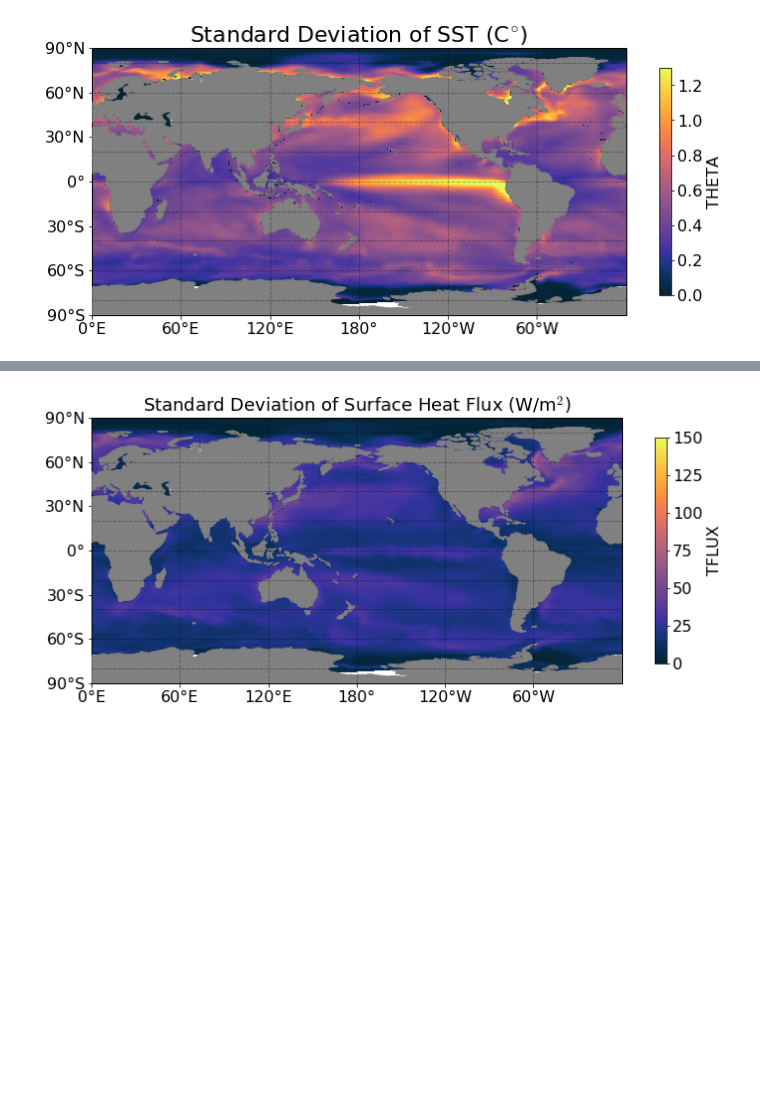
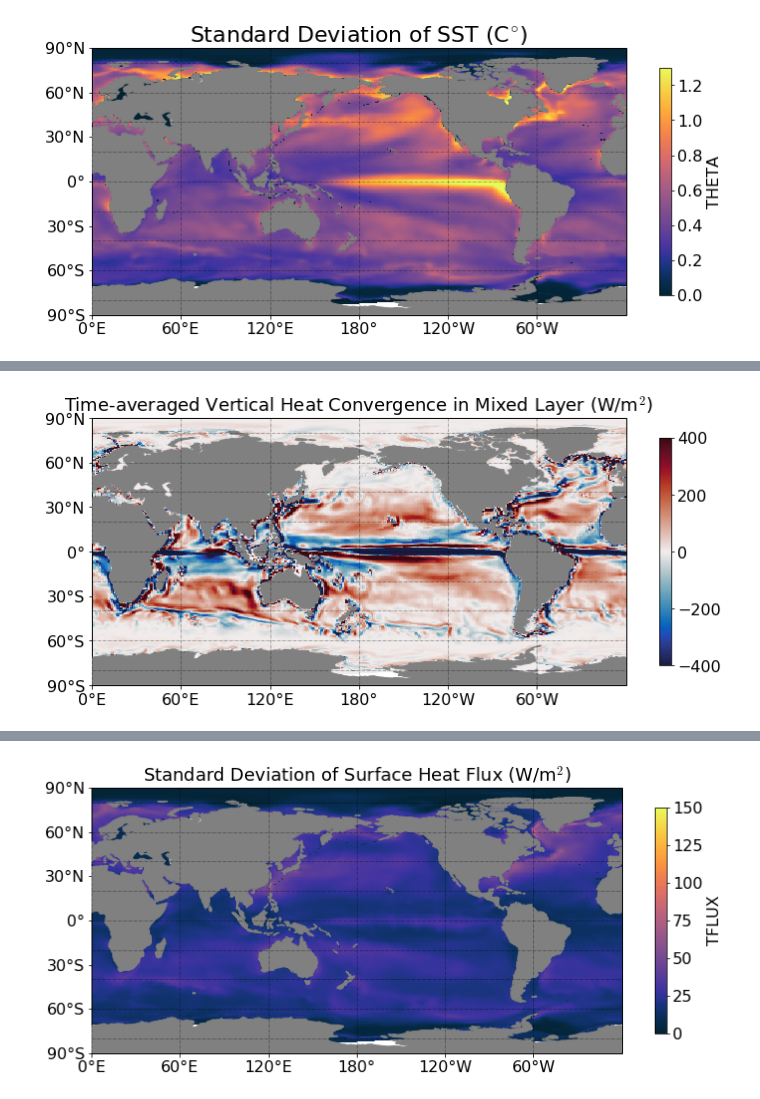
Before and after one commit to cpatrizio88/pangeo_ECCO, a Jupyter notebook: test_ecco.ipynb, the cells around one changed output, grey strips where cells are left out. Saved outputs shown, nothing was run; the diff lists cells and outputs as text; code cells hidden in the pictures; blank space fills up the shorter version.

```diff
--- a/test_ecco.ipynb
+++ b/test_ecco.ipynb
@@ -595,3 +626,13 @@ m, ax = mapper(sst_std, cmap=cmocean.cm.thermal, vmax=1.3, vmin=0);
 ax.set_title(r'Standard Deviation of SST (C$^{\circ}$)');
 # %% [output]
 [figure]
+# %%
+# Mixed layer vertical integral of time-averaged vertical heat transport
+v = coords.rA*coords.drF*coords.hFacC
+delz = coords.drF*coords.hFacC
+
+ADVr_TH_clim = ds.ADVr_TH.mean(dim='time')
+ADVr_TH_diff_clim = -grid.diff(ADVr_TH_clim, 'Z', boundary='extend')
+ADVr_TH_clim_vint = ((delz/v)*ADVr_TH_diff_clim).where(mxlpoints).sum(dim='k')
+
+ADVr_TH_mean = rho0 * cp * ADVr_TH_clim_vint.fillna(0.).load()
@@ -639,0 +686,6 @@ ADVr_TH_std = rho0 * cp * (ADVr_TH_std/coords.rA).fillna(0.).load()
+# %%
+# Time-averaged vertical heat convergence in ocean mixed layer
+m, ax = mapper(ADVr_TH_mean, cmap=cmocean.cm.balance, vmax=400, vmin=-400);
+ax.set_title(r'Time-averaged Vertical Heat Convergence in Mixed Layer (W/m$^2$)');
+# %% [output]
+[figure, added]
```
Also changed, not shown: parts of 14 cells of this notebook.
